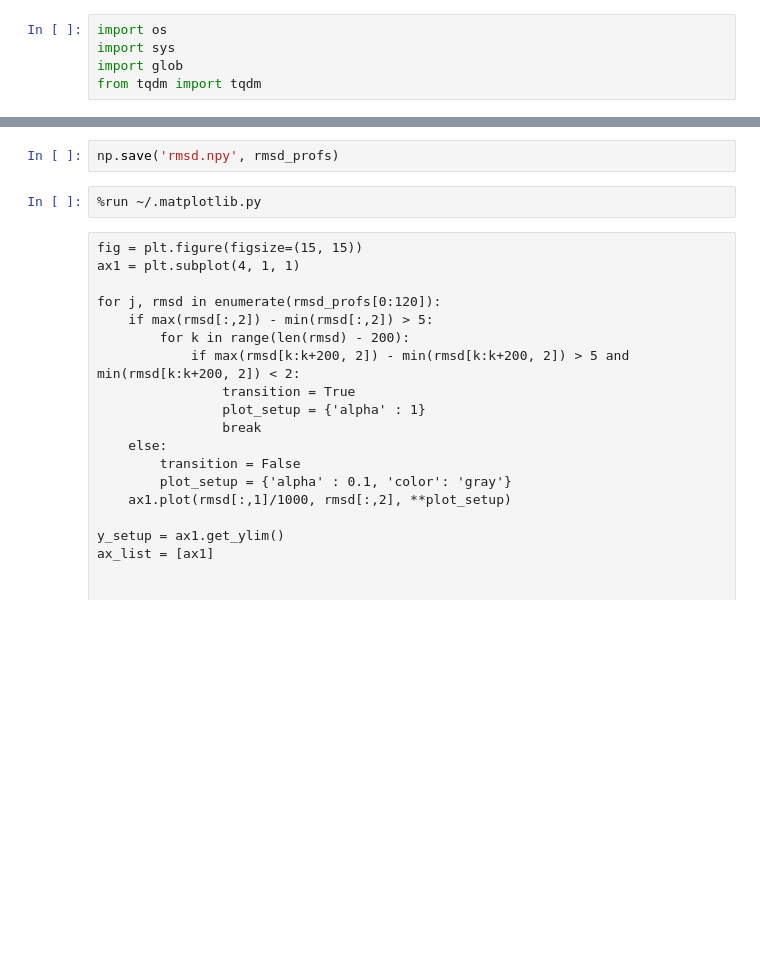
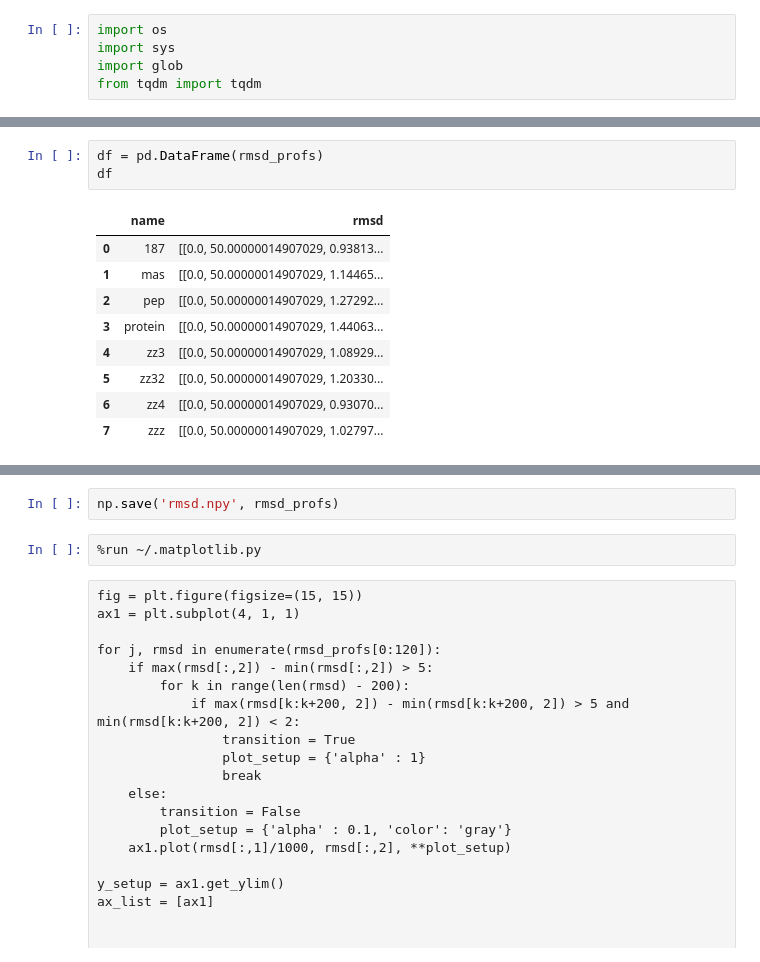
Before and after one commit to hengma1001/biophys_analysis, a Jupyter notebook: traj_analysis/RMSD.ipynb, the cells around one changed output, grey strips where cells are left out. Drawn from its saved outputs; the diff is of its cells as text; blank space fills up the shorter version.

```diff
--- a/traj_analysis/RMSD.ipynb
+++ b/traj_analysis/RMSD.ipynb
@@ -25 +40,14 @@ for traj_file in tqdm(traj_files):
+# %%
+df = pd.DataFrame(rmsd_profs)
+df
+# %% [output]
+|  | name | rmsd |
+| 0 | 187 | [[0.0, 50.00000014907029, 0.93813... |
+| 1 | mas | [[0.0, 50.00000014907029, 1.14465... |
+| 2 | pep | [[0.0, 50.00000014907029, 1.27292... |
+| 3 | protein | [[0.0, 50.00000014907029, 1.44063... |
+| 4 | zz3 | [[0.0, 50.00000014907029, 1.08929... |
+| 5 | zz32 | [[0.0, 50.00000014907029, 1.20330... |
+| 6 | zz4 | [[0.0, 50.00000014907029, 0.93070... |
+| 7 | zzz | [[0.0, 50.00000014907029, 1.02797... |
 # %%
```
Also changed, not shown: parts of 6 cells of this notebook, 4 other files.
